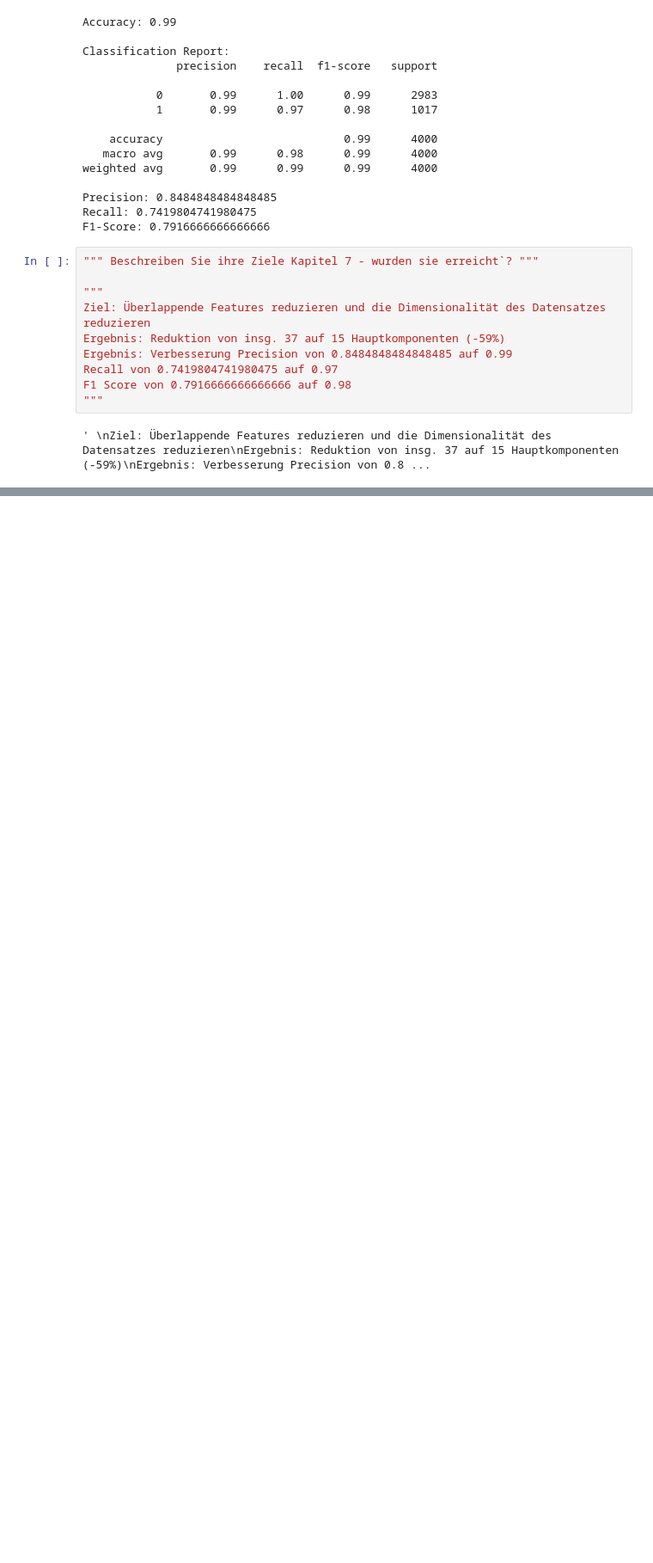
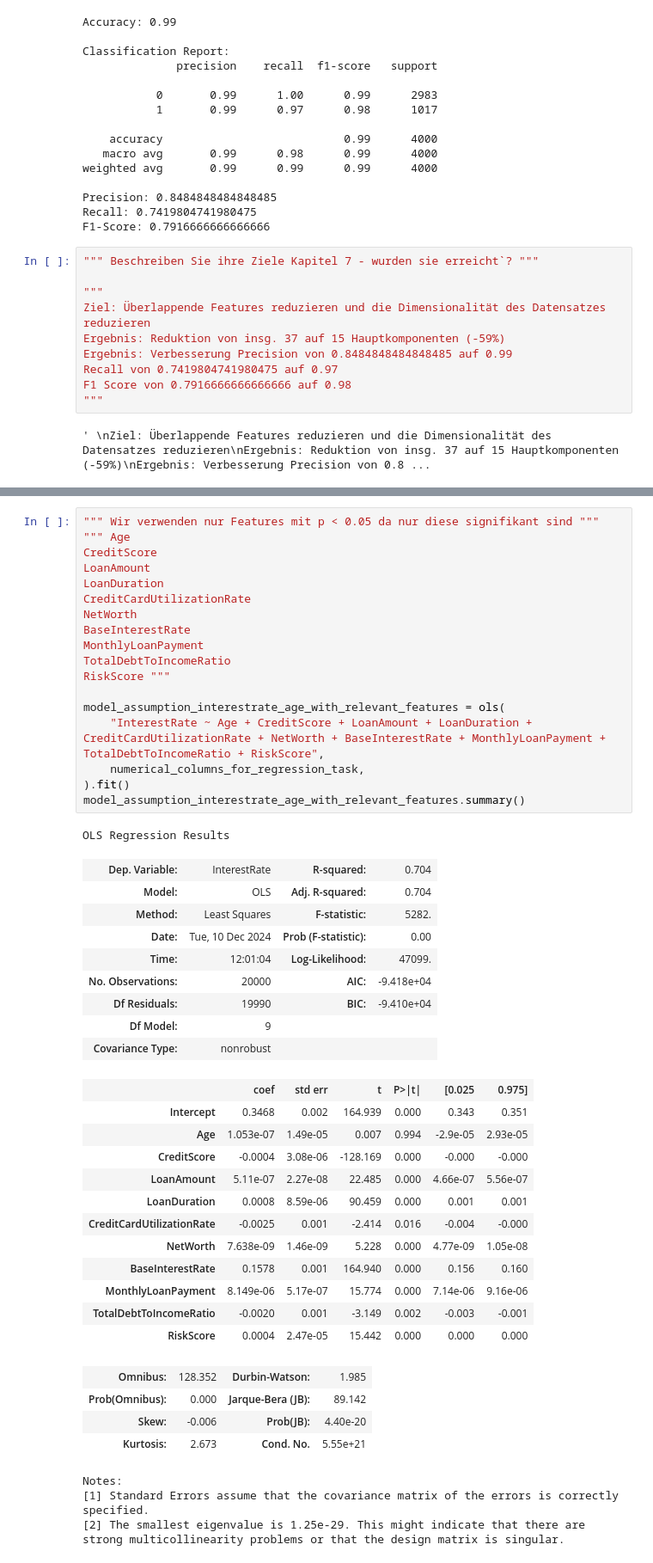
Before and after one commit to jovicdev97/financial-data-analytics, a Jupyter notebook: test.ipynb, the cells around one changed output, grey strips where cells are left out. Shown at 86% size. Saved outputs shown, nothing was run; the diff lists cells and outputs as text; blank space fills up the shorter version.

```diff
--- a/test.ipynb
+++ b/test.ipynb
@@ -974,0 +1110,49 @@ F1 Score von 0.7916666666666666 auf 0.98
+# %%
+""" Wir verwenden nur Features mit p < 0.05 da nur diese signifikant sind """
+""" Age
+CreditScore
+LoanAmount
+LoanDuration
+CreditCardUtilizationRate
+NetWorth
+BaseInterestRate
+MonthlyLoanPayment
+TotalDebtToIncomeRatio
+RiskScore """
+
+model_assumption_interestrate_age_with_relevant_features = ols(
+    "InterestRate ~ Age + CreditScore + LoanAmount + LoanDuration + CreditCardUtilizationRate + NetWorth + BaseInterestRate + MonthlyLoanPayment + TotalDebtToIncomeRatio + RiskScore",
+    numerical_columns_for_regression_task,
+).fit()
+model_assumption_interestrate_age_with_relevant_features.summary()
+# %% [output]
+OLS Regression Results
+| Dep. Variable: | InterestRate | R-squared: | 0.704 |
+| Model: | OLS | Adj. R-squared: | 0.704 |
+| Method: | Least Squares | F-statistic: | 5282. |
+| Date: | Tue, 10 Dec 2024 | Prob (F-statistic): | 0.00 |
+| Time: | 12:01:04 | Log-Likelihood: | 47099. |
+| No. Observations: | 20000 | AIC: | -9.418e+04 |
+| Df Residuals: | 19990 | BIC: | -9.410e+04 |
+| Df Model: | 9 |  |  |
+| Covariance Type: | nonrobust |  |  |
+|  | coef | std err | t | P>|t| | [0.025 | 0.975] |
+| Intercept | 0.3468 | 0.002 | 164.939 | 0.000 | 0.343 | 0.351 |
+| Age | 1.053e-07 | 1.49e-05 | 0.007 | 0.994 | -2.9e-05 | 2.93e-05 |
+| CreditScore | -0.0004 | 3.08e-06 | -128.169 | 0.000 | -0.000 | -0.000 |
+| LoanAmount | 5.11e-07 | 2.27e-08 | 22.485 | 0.000 | 4.66e-07 | 5.56e-07 |
+| LoanDuration | 0.0008 | 8.59e-06 | 90.459 | 0.000 | 0.001 | 0.001 |
+| CreditCardUtilizationRate | -0.0025 | 0.001 | -2.414 | 0.016 | -0.004 | -0.000 |
+| NetWorth | 7.638e-09 | 1.46e-09 | 5.228 | 0.000 | 4.77e-09 | 1.05e-08 |
+| BaseInterestRate | 0.1578 | 0.001 | 164.940 | 0.000 | 0.156 | 0.160 |
+| MonthlyLoanPayment | 8.149e-06 | 5.17e-07 | 15.774 | 0.000 | 7.14e-06 | 9.16e-06 |
+| TotalDebtToIncomeRatio | -0.0020 | 0.001 | -3.149 | 0.002 | -0.003 | -0.001 |
+| RiskScore | 0.0004 | 2.47e-05 | 15.442 | 0.000 | 0.000 | 0.000 |
+| Omnibus: | 128.352 | Durbin-Watson: | 1.985 |
+| Prob(Omnibus): | 0.000 | Jarque-Bera (JB): | 89.142 |
+| Skew: | -0.006 | Prob(JB): | 4.40e-20 |
+| Kurtosis: | 2.673 | Cond. No. | 5.55e+21 |
+Notes:
+[1] Standard Errors assume that the covariance matrix of the errors is correctly specified.
+[2] The smallest eigenvalue is 1.25e-29. This might indicate that there are
+strong multicollinearity problems or that the design matrix is singular.
```
Also changed, not shown: parts of 14 cells of this notebook.
